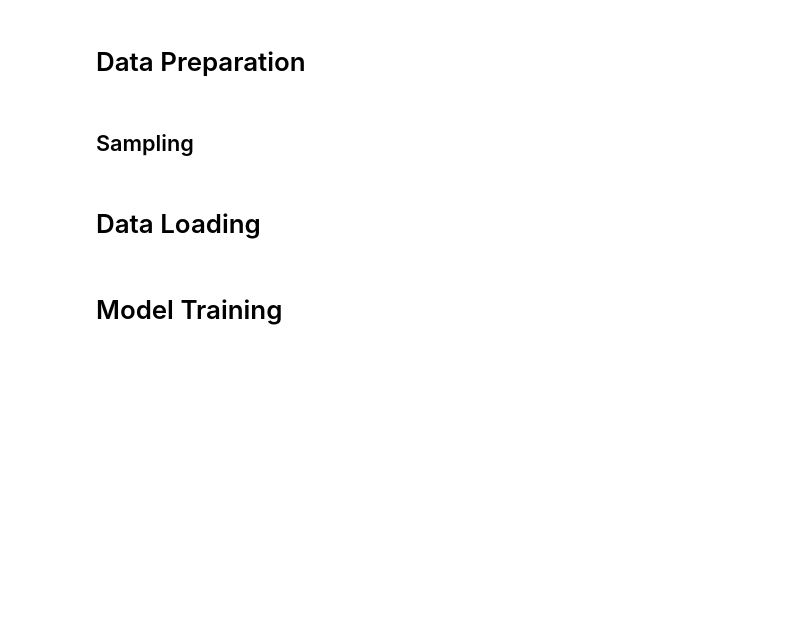
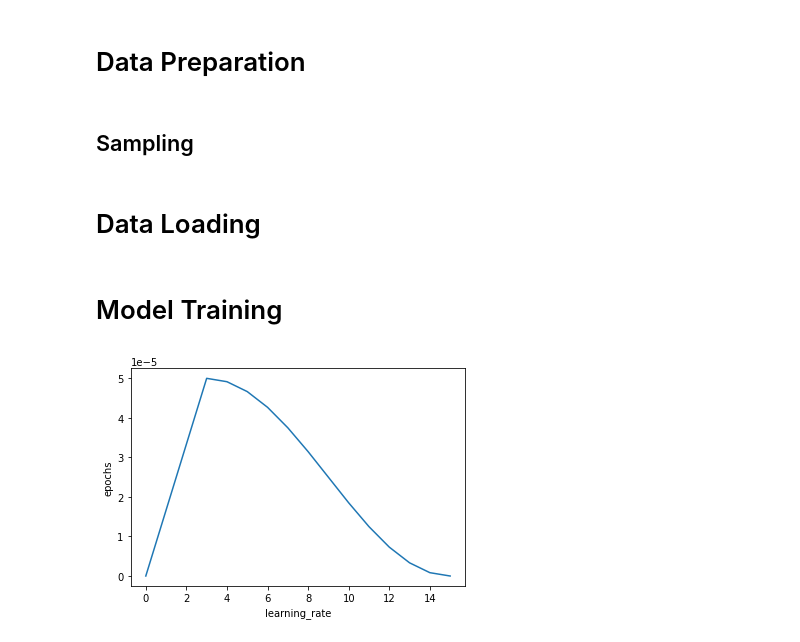
Before and after one commit to syalabi-seet/HoloMora, a Jupyter notebook: bert_train.ipynb, the cells around one changed output. Cells and saved outputs as stored; diff of their text form; code cells hidden in the pictures; blank space fills up the shorter version.

```diff
--- a/bert_train.ipynb
+++ b/bert_train.ipynb
@@ -52,7 +52,7 @@ def ArgParser():
     parser.add_argument("--buffer_size", default=1024)
 
     # Scheduler
-    parser.add_argument("--epochs", default=30)
+    parser.add_argument("--epochs", default=15)
     parser.add_argument("--learning_rate", default=5e-5)
     parser.add_argument("--lr_start", default=1e-9)
     parser.add_argument("--lr_min", default=1e-9)
@@ -426,7 +426,6 @@ class CERMetric(tf.keras.metrics.Metric):
         self.counter = self.add_weight(name="cer_count", initializer="zeros")
 
     def update_state(self, y_true, y_pred, sample_weight=None):
-        y_pred = [token_group[0] for token_group in groupby(y_pred)]
         hypothesis = tf.cast(tf.sparse.from_dense(y_pred), dtype=tf.int32)
 
         # Convert dense to sparse tensor for edit_distance function
@@ -448,30 +447,32 @@ class CERMetric(tf.keras.metrics.Metric):
         self.accumulator.assign(0.0)
         self.counter.assign(0.0)
 
 class CosineDecayWithWarmup(tf.keras.optimizers.schedules.LearningRateSchedule):
     def __init__(self, args):
         self.args = args
 
     def __call__(self, epoch):
         if epoch < self.args.warmup_epochs:
             lr = ((self.args.lr_max - self.args.lr_start) / self.args.warmup_epochs) * epoch + self.args.lr_start
         elif epoch < (self.args.warmup_epochs + self.args.sustain_epochs):
             lr = self.args.lr_max
         else:
             progress = ((epoch - self.args.warmup_epochs - self.args.sustain_epochs) /
             (self.args.epochs - self.args.warmup_epochs - self.args.sustain_epochs))
             lr = (self.args.lr_max-self.args.lr_min) * (0.5 * (1.0 + tf.math.cos((22/7) *
                 self.args.n_cycles * 2.0 * progress)))
             if self.args.lr_min is not None:
                 lr = tf.math.maximum(self.args.lr_min, lr)
         return lr
 
     def plot(self):
         epochs = range(self.args.epochs+1)
         lr = [self(epoch) for epoch in epochs]
         plt.plot(epochs, lr)
         plt.xlabel("learning_rate")
         plt.ylabel("epochs")
         plt.show()
 
 CosineDecayWithWarmup(args).plot()
+# %% [output]
+[figure, added]
```
Also changed, not shown: parts of 4 cells of this notebook, 5 other files.
